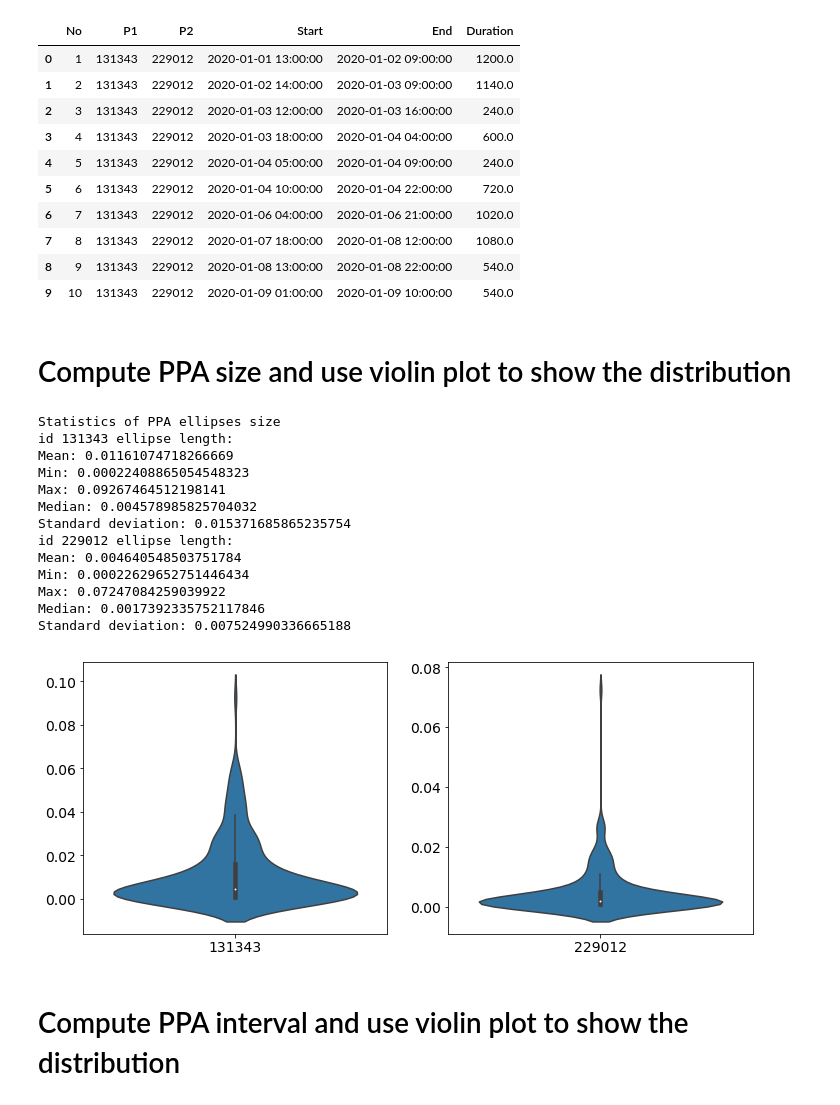
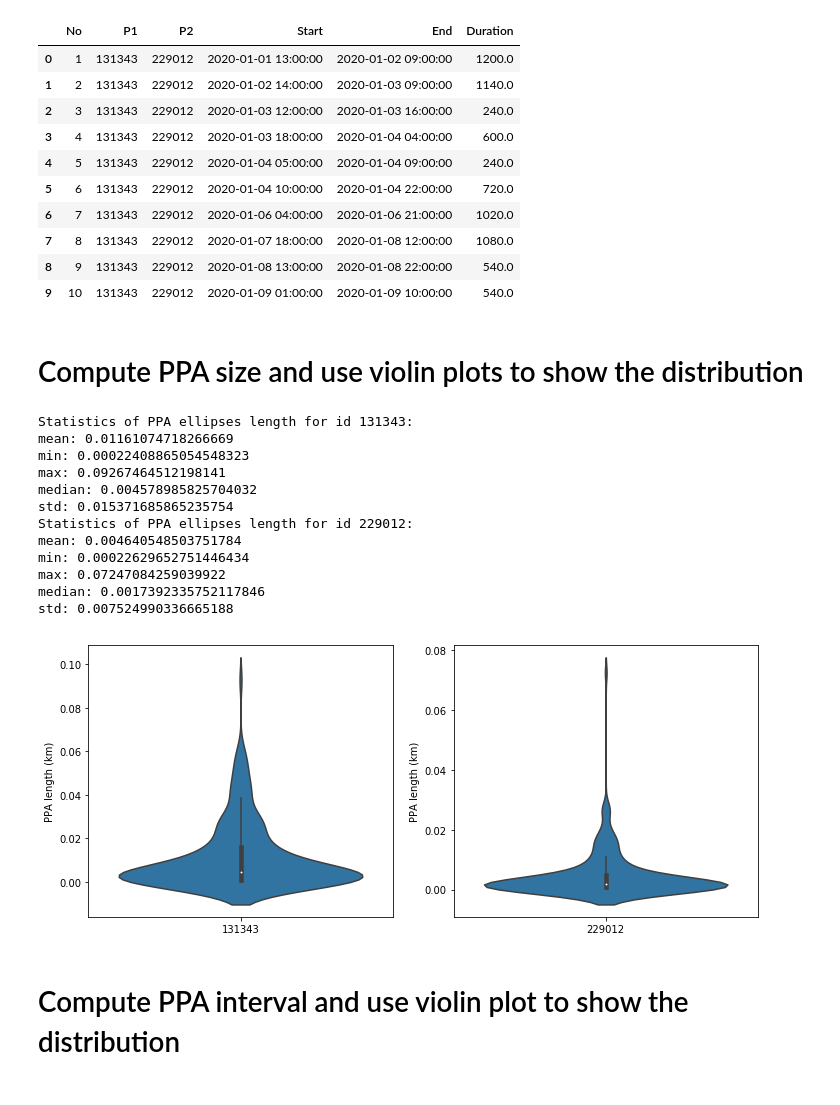
Before and after one commit to move-ucsb/ORTEGA, a Jupyter notebook: examples/example.ipynb, the cells around one changed output. Cells and saved outputs as stored; diff of their text form; code cells hidden in the pictures.

```diff
--- a/examples/example.ipynb
+++ b/examples/example.ipynb
@@ -93,24 +94,36 @@ df_duration
 | 8 | 9 | 131343 | 229012 | 2020-01-08 13:00:00 | 2020-01-08 22:00:00 | 540.0 |
 | 9 | 10 | 131343 | 229012 | 2020-01-09 01:00:00 | 2020-01-09 10:00:00 | 540.0 |
 # %% [markdown]
-# Compute PPA size and use violin plot to show the distribution
+# Compute PPA size and use violin plots to show the distribution
 # %%
-ppasize_list = ortega.output.compute_ppa_size(interaction1)
+ppasize_list = ortega.ppastatistics.compute_ppa_size(interaction1)
 # %% [output]
-Statistics of PPA ellipses size
-id 131343 ellipse length:
-Mean: 0.01161074718266669
-Min: 0.00022408865054548323
-Max: 0.09267464512198141
-Median: 0.004578985825704032
-Standard deviation: 0.015371685865235754
-id 229012 ellipse length:
-Mean: 0.004640548503751784
-Min: 0.00022629652751446434
-Max: 0.07247084259039922
-Median: 0.0017392335752117846
-Standard deviation: 0.007524990336665188
+Statistics of PPA ellipses length for id 131343:
+mean: 0.01161074718266669
+min: 0.00022408865054548323
+max: 0.09267464512198141
+median: 0.004578985825704032
+std: 0.015371685865235754
+Statistics of PPA ellipses length for id 229012:
+mean: 0.004640548503751784
+min: 0.00022629652751446434
+max: 0.07247084259039922
+median: 0.0017392335752117846
+std: 0.007524990336665188
-[figure, removed]
+# %%
+import seaborn
+import matplotlib.pyplot as plt
+
+fig, (ax1, ax2) = plt.subplots(1, 2, figsize=(12, 5))
+seaborn.violinplot(data=ppasize_list['size_list1'], ax=ax1)
+seaborn.violinplot(data=ppasize_list['size_list2'], ax=ax2)
+ax1.set_xticklabels([str(interaction1.id1)])
+ax2.set_xticklabels([str(interaction1.id2)])
+ax1.set_ylabel('PPA length (km)')
+ax2.set_ylabel('PPA length (km)')
+plt.show()
+# %% [output]
+[figure, added]
 # %% [markdown]
 # Compute PPA interval and use violin plot to show the distribution
 # %%
```
Also changed, not shown: parts of 10 cells of this notebook.
